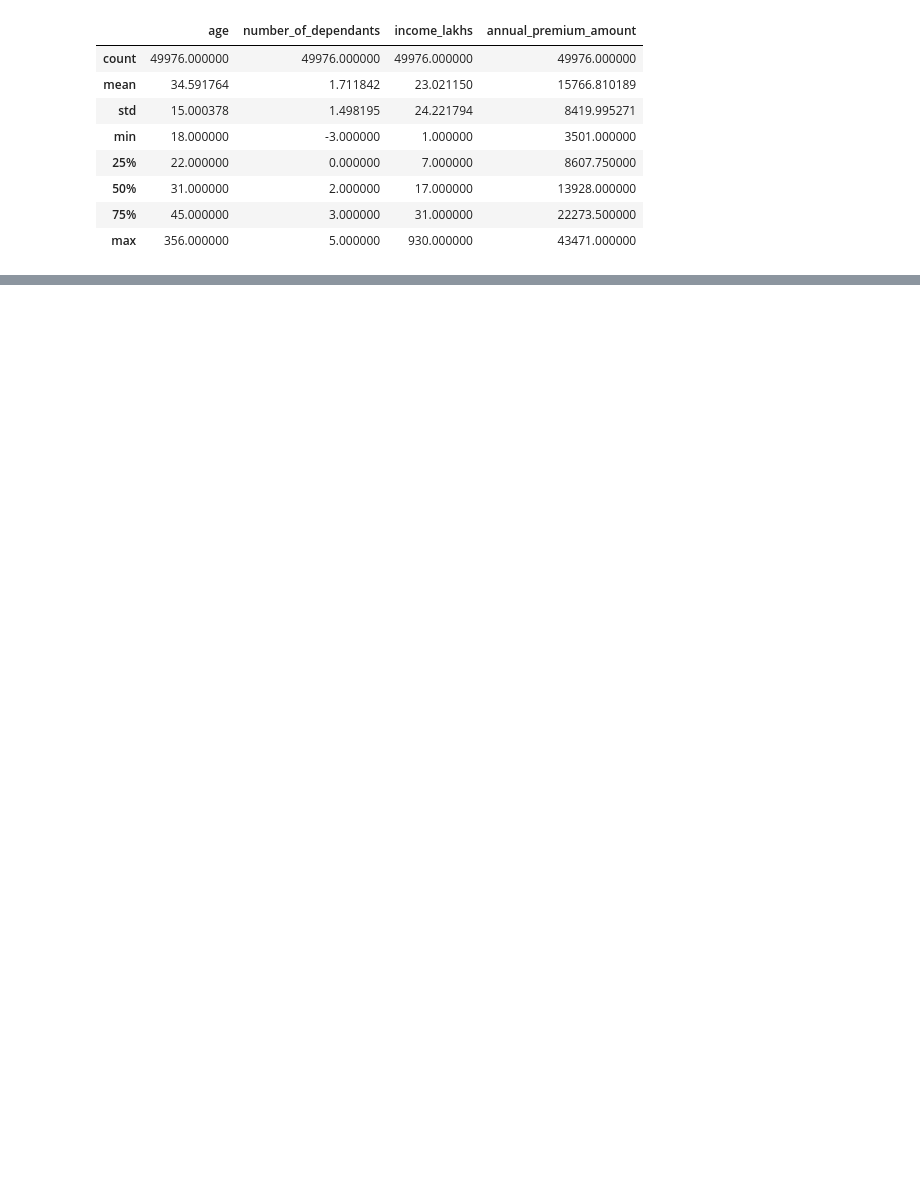
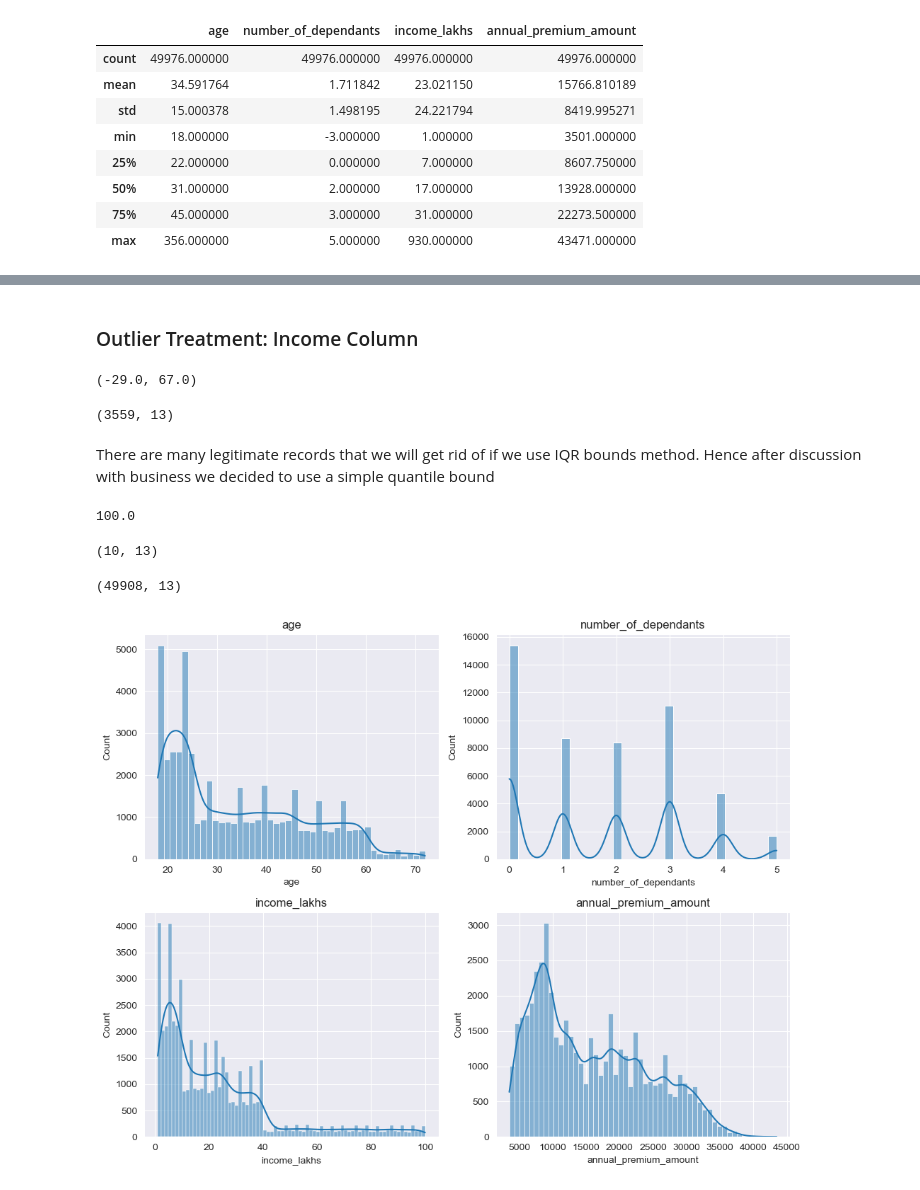
Before and after one commit to Sannidhyakaushik/Predictive-Health-Insurance-Model, a Jupyter notebook: ml_premium_prediction.ipynb, the cells around one changed output, grey strips where cells are left out. Cells and saved outputs as stored; diff of their text form; code cells hidden in the pictures; blank space fills up the shorter version.

```diff
--- a/ml_premium_prediction.ipynb
+++ b/ml_premium_prediction.ipynb
@@ -102,0 +143,3 @@ Name: number_of_dependants, Length: 72, dtype: int64>
+# %%
+df1 = df[df.age<=100]
+df1.age.describe()
@@ -102,0 +156,46 @@ Name: number_of_dependants, Length: 72, dtype: int64>
+# %% [markdown]
+### Outlier Treatment: Income Column
+# %%
+def get_iqr_bounds(col):
+    Q1, Q3 = col.quantile([0.25, 0.75])
+    IQR = Q3-Q1
+    lower_bound = Q1 - 1.5 * IQR
+    upper_bound = Q3 + 1.5 * IQR
+    return lower_bound, upper_bound
+
+lower, upper = get_iqr_bounds(df1['income_lakhs'])
+lower, upper
+# %% [output]
+(-29.0, 67.0)
+# %%
+df1[df1.income_lakhs>upper].shape
+# %% [output]
+(3559, 13)
+# %% [markdown]
+There are many legitimate records that we will get rid of if we use IQR bounds method. Hence after discussion with business we decided to use a simple quantile bound
+# %%
+quantile_thresold = df1.income_lakhs.quantile(0.999)
+quantile_thresold
+# %% [output]
+100.0
+# %%
+df1[df1.income_lakhs>quantile_thresold].shape
+# %% [output]
+(10, 13)
+# %%
+df2 = df1[df1.income_lakhs<=quantile_thresold].copy()
+df2.shape
+# %% [output]
+(49908, 13)
+# %%
+fig, axs = plt.subplots(nrows=2, ncols=2, figsize=(10, 8))  # Adjust the size as necessary
+
+for i, column in enumerate(numeric_columns):
+    ax = axs[i//2, i%2]  # Determines the position of the subplot in the grid
+    sns.histplot(df2[column], kde=True, ax=ax)
+    ax.set_title(column)
+
+plt.tight_layout()
+plt.show()
+# %% [output]
+[figure, added]
```
Also changed, not shown: parts of 91 cells of this notebook.
